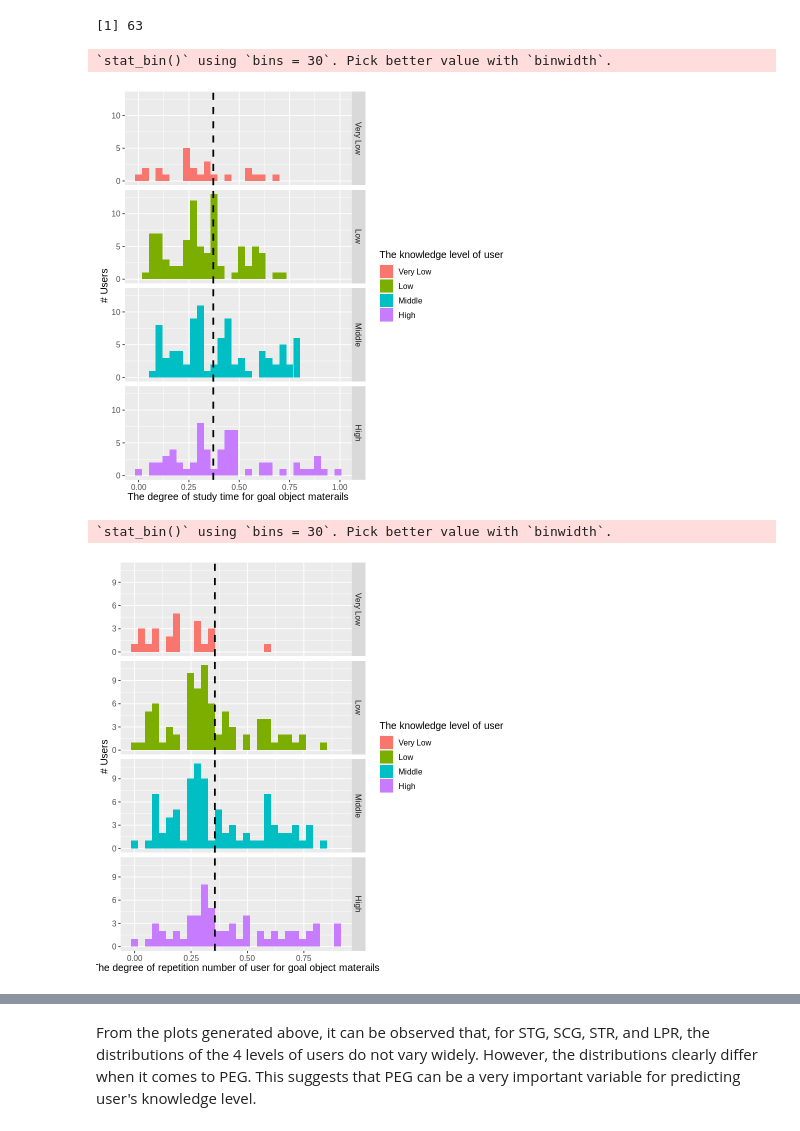
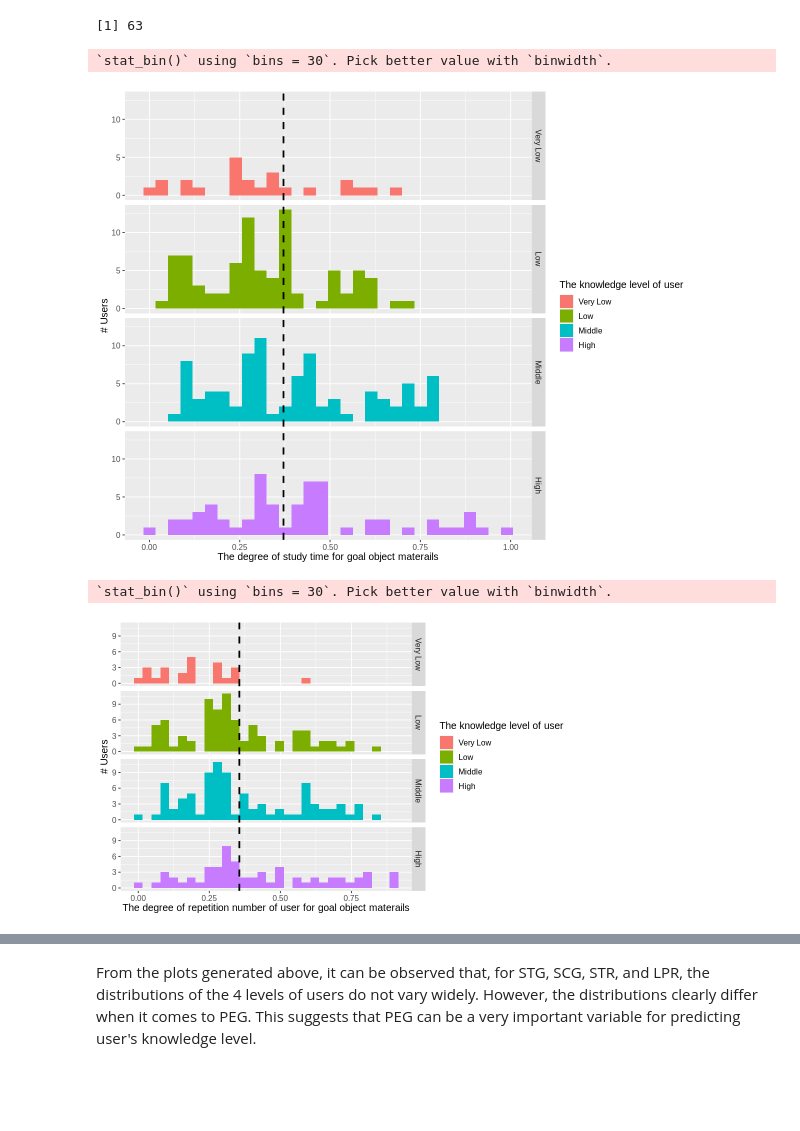
Before and after one commit to yingquanw/DSCI100-Project, a Jupyter notebook: project.ipynb, the cells around one changed output, grey strips where cells are left out. Drawn from its saved outputs; the diff is of its cells as text; code cells hidden in the pictures; blank space fills up the shorter version.

Commit message:
Visualization

```diff
--- a/project.ipynb
+++ b/project.ipynb
@@ -173,23 +151,27 @@ user_training_new$UNS <- factor(user_training_new$UNS,          # Reordering gro
+# %%
+# Reordering group factor levels
+user_training$UNS <- factor(user_training$UNS, levels = c("Very Low", "Low", "Middle", "High"))
+user_testing$UNS <- factor(user_testing$UNS, levels = c("Very Low", "Low", "Middle", "High"))
 # %%
 # For users with different knowledge level, plot the distribution of each category's degree of study time
 # for goal object materails (STG), with the overall mean of STG.
-
-STG_plot <- user_training_new %>%
+options(repr.plot.width = 10, repr.plot.height = 8)
+STG_plot <- user_training %>%
     select(STG,UNS) %>%
     ggplot(aes(x = STG, fill = UNS)) +
     geom_histogram() +
     facet_grid(rows = vars(UNS)) +
     geom_vline(xintercept = 0.3711473, linetype = "dashed", size = 1.0) +
     labs(x = "The degree of study time for goal object materails", y = "# Users", fill = "The knowledge level of user") +
     theme(text = element_text(size = 12))
 STG_plot
 # %% [output]
 `stat_bin()` using `bins = 30`. Pick better value with `binwidth`.
-[figure, old version]
+[figure, new version]
 # %%
 # For users with different knowledge level, plot the distribution of each category's degree of
 # repetition number of user for goal object materails (SCG), with the overall mean of SCG.
-SCG_plot <- user_training_new %>%
+SCG_plot <- user_training %>%
     select(SCG,UNS) %>%
     ggplot(aes(x = SCG, fill = UNS)) +
     geom_histogram() +
@@ -200,7 +182,7 @@ SCG_plot <- user_training_new %>%
 SCG_plot
 # %% [output]
 `stat_bin()` using `bins = 30`. Pick better value with `binwidth`.
-[figure, old version]
+[figure, new version]
 # %%
 # For users with different knowledge level, plot the distribution of each category's degree of
 # study time of user for related objects with goal object (STR), with the overall mean of STR.
```
Also changed, not shown: parts of 11 cells of this notebook.
